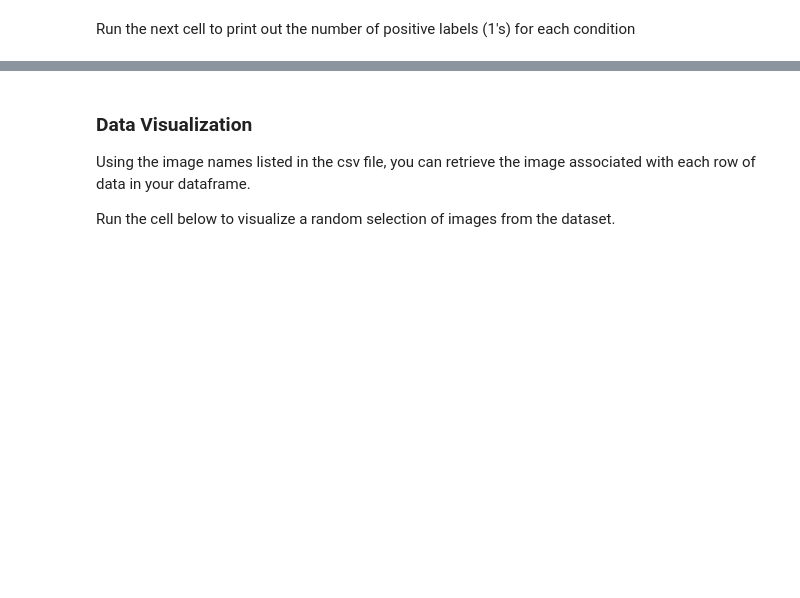
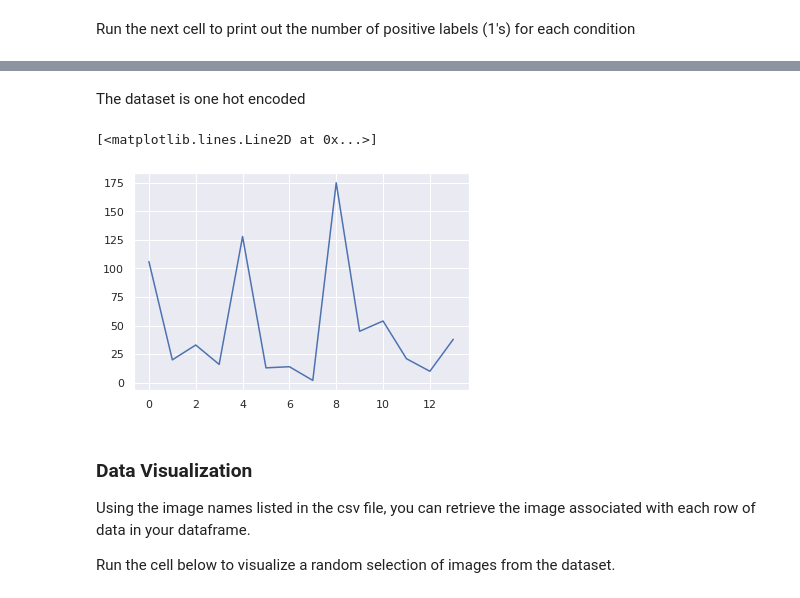
Before and after one commit to thatgeeman/coursera_ai4med, a Jupyter notebook: week1/AI4M_C1_W1_lecture_ex_01.ipynb, the cells around one changed output, grey strips where cells are left out. Saved outputs shown, nothing was run; the diff lists cells and outputs as text; code cells hidden in the pictures; blank space fills up the shorter version.

```diff
--- a/week1/AI4M_C1_W1_lecture_ex_01.ipynb
+++ b/week1/AI4M_C1_W1_lecture_ex_01.ipynb
@@ -102,3 +145,17 @@ Have a look at the counts for the labels in each class above. Does this look lik
+# %% [markdown]
+The dataset is one hot encoded
+# %%
+# Print out the number of positive labels for each class
+label = []
+n_samples = []
+for column in columns:
+    label.append(column)
+    n_samples.append(train_df[column].sum())
+# %%
+plt.plot(np.array([n_samples]).T)
+# %% [output]
+[<matplotlib.lines.Line2D at 0x...>]
+[figure, added]
 # %% [markdown]
 ### Data Visualization
 Using the image names listed in the csv file, you can retrieve the image associated with each row of data in your dataframe.
```
Also changed, not shown: parts of 14 cells of this notebook, 8 other files.
